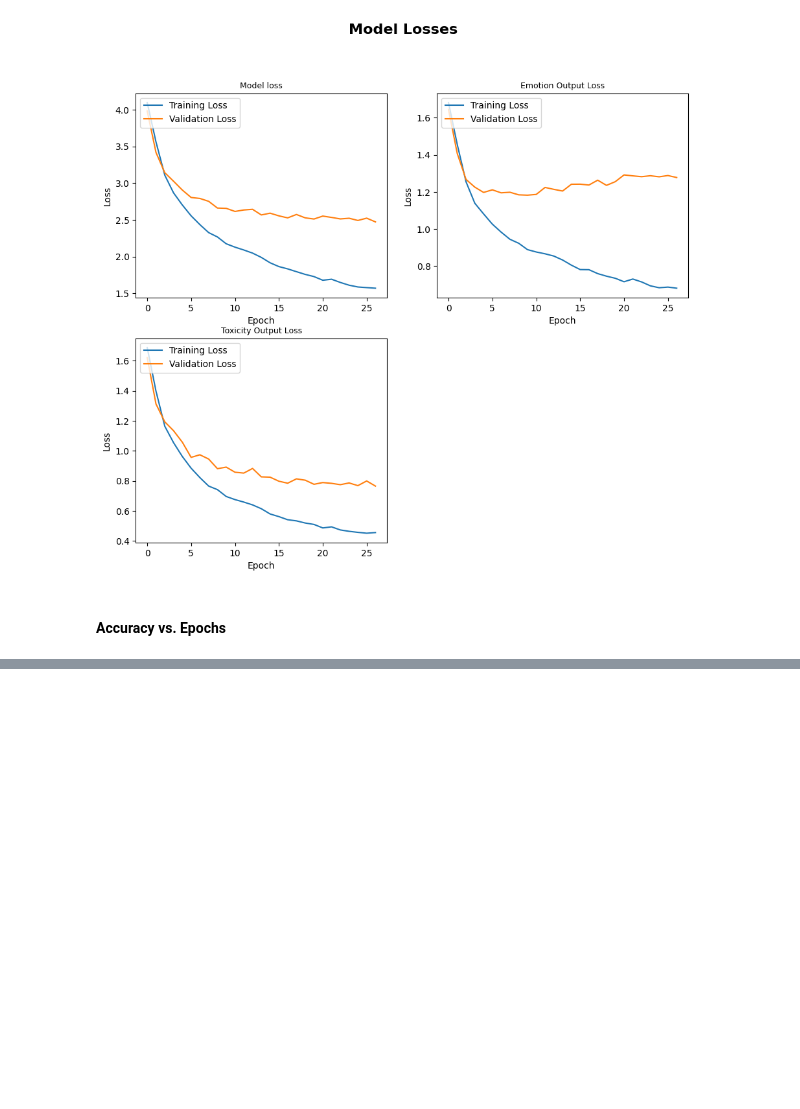
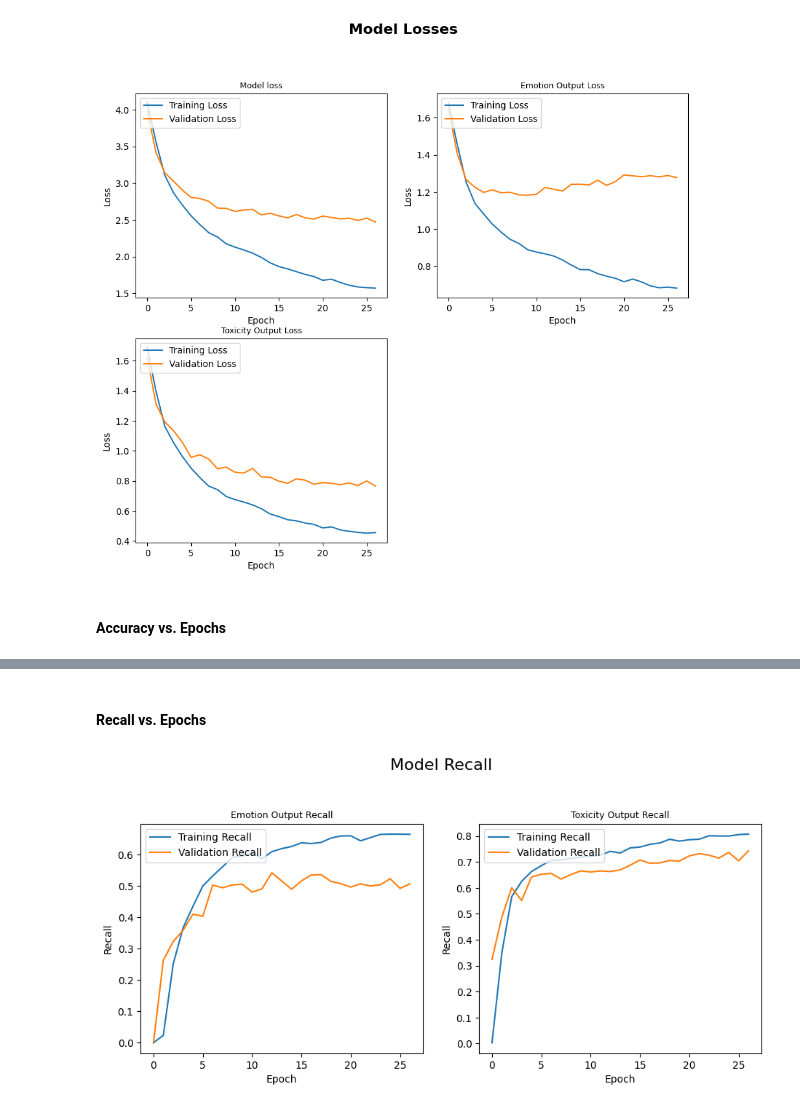
Before and after one commit to cooldragon12/model-multitask-learning, a Jupyter notebook: src/model.mtl.graphs.ipynb, the cells around one changed output, grey strips where cells are left out. Saved outputs shown, nothing was run; the diff lists cells and outputs as text; code cells hidden in the pictures; blank space fills up the shorter version.

```diff
--- a/src/model.mtl.graphs.ipynb
+++ b/src/model.mtl.graphs.ipynb
@@ -74,0 +117,26 @@ ax.plot(score_unbalanced[''])
+# %% [markdown]
+#### Recall vs. Epochs
+# %%
+# Plot training & validation recall values
+fig = plt.figure(figsize=(11, 9))
+fig.suptitle('Model Recall', fontsize=16)
+
+ax = fig.add_subplot(2, 2, 1)
+ax.plot(score_unbalanced['emotion_output_recall'])
+ax.plot(score_unbalanced['val_emotion_output_recall'])
+ax.set_title('Emotion Output Recall', fontsize=9)
+ax.set_ylabel('Recall')
+ax.set_xlabel('Epoch')
+ax.legend(['Training Recall', 'Validation Recall'], loc='upper left')
+
+ax = fig.add_subplot(2, 2, 2)
+ax.plot(score_unbalanced['toxicity_output_recall'])
+ax.plot(score_unbalanced['val_toxicity_output_recall'])
+ax.set_title('Toxicity Output Recall', fontsize=9)
+ax.set_ylabel('Recall')
+ax.set_xlabel('Epoch')
+ax.legend(['Training Recall', 'Validation Recall'], loc='upper left')
+
+plt.show()
+# %% [output]
+[figure, added]
```
Also changed, not shown: parts of 13 cells of this notebook.
